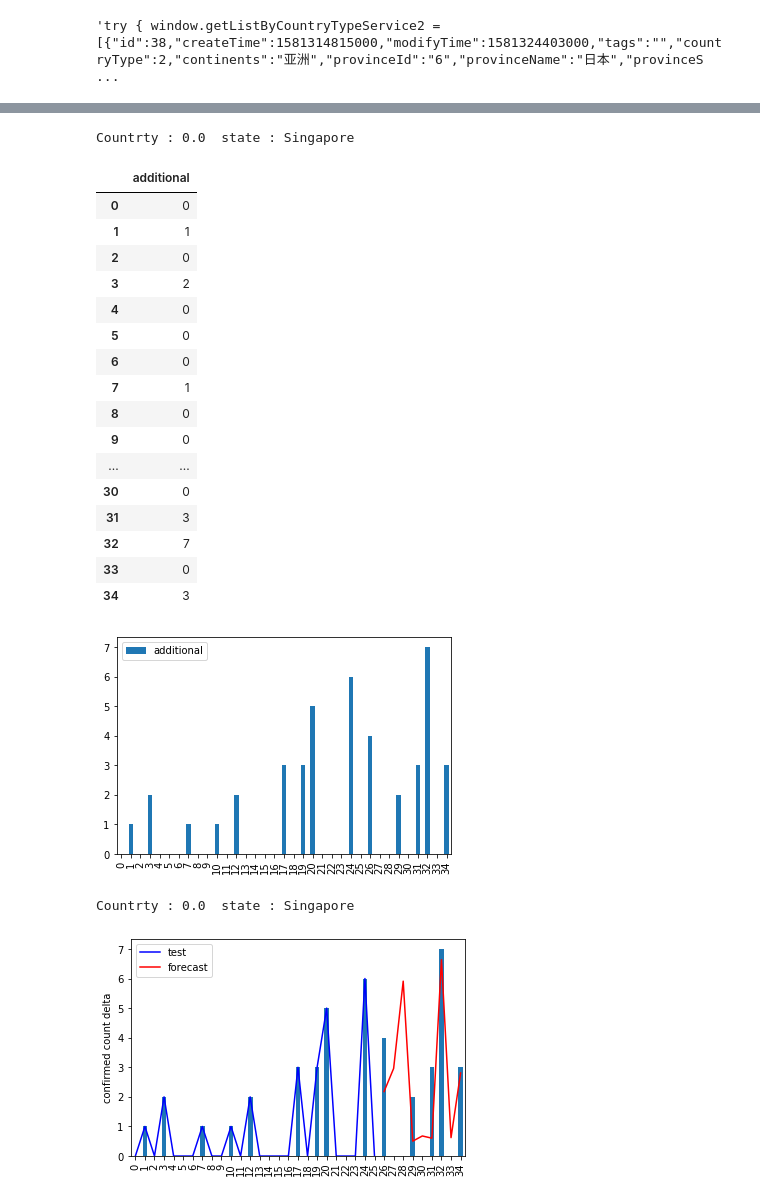
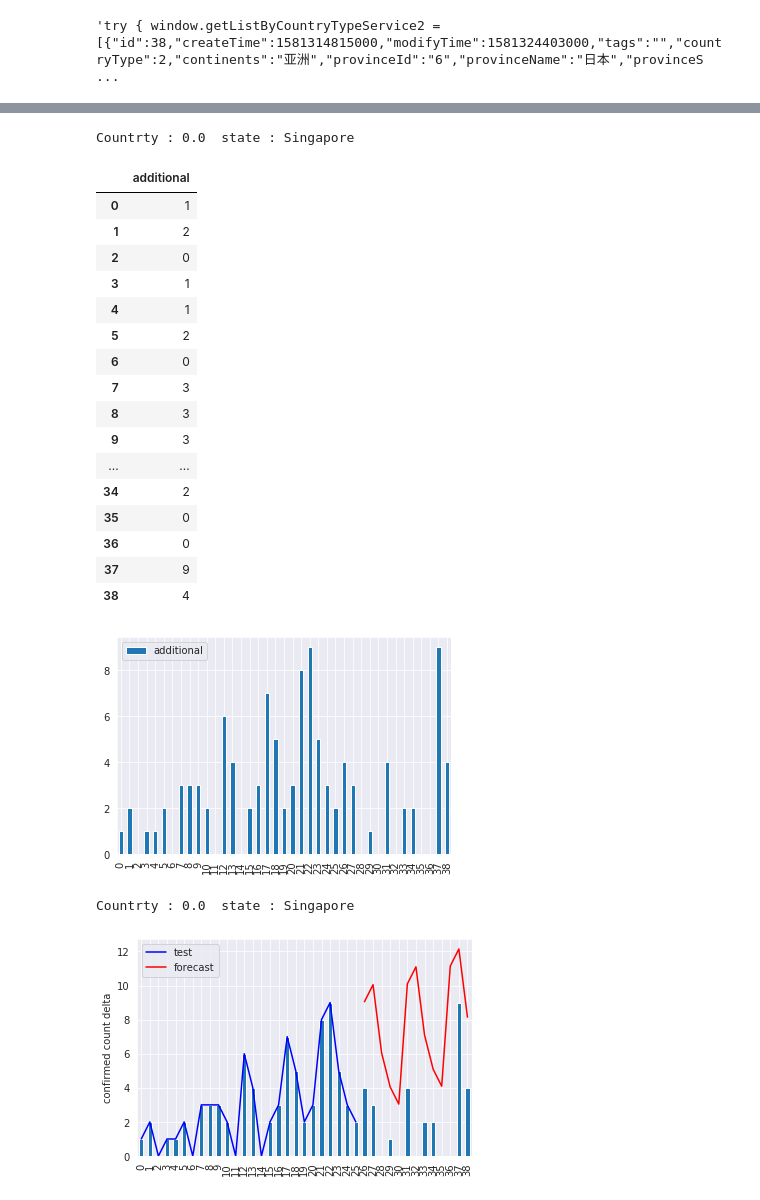
Before and after one commit to Felixwkk/cornoavirus, a Jupyter notebook: coronavirus.ipynb, the cells around one changed output, grey strips where cells are left out. Saved outputs shown, nothing was run; the diff lists cells and outputs as text; code cells hidden in the pictures.

```diff
--- a/coronavirus.ipynb
+++ b/coronavirus.ipynb
@@ -311,8 +345,8 @@ Font installed at the first time
 # %%
 # upload the csv file into colab
-filename = 'https://raw.githubusercontent.com/CSSEGISandData/2019-nCoV/master/time_series/time_series_2019-ncov-Confirmed.csv'
-filename_death = 'https://raw.githubusercontent.com/CSSEGISandData/2019-nCoV/master/time_series/time_series_2019-ncov-Deaths.csv'
-filename_recover = 'https://raw.githubusercontent.com/CSSEGISandData/2019-nCoV/master/time_series/time_series_2019-ncov-Recovered.csv'
+filename = 'https://raw.githubusercontent.com/CSSEGISandData/COVID-19/master/csse_covid_19_data/csse_covid_19_time_series/time_series_19-covid-Confirmed.csv'
+filename_death = 'https://raw.githubusercontent.com/CSSEGISandData/COVID-19/master/csse_covid_19_data/csse_covid_19_time_series/time_series_19-covid-Deaths.csv'
+filename_recover = 'https://raw.githubusercontent.com/CSSEGISandData/COVID-19/master/csse_covid_19_data/csse_covid_19_time_series/time_series_19-covid-Recovered.csv'
 
 data = pd.read_csv(filename)
 data_death = pd.read_csv(filename_death)
@@ -560,38 +598,38 @@ case_delta(countryname)
 # %% [output]
 Countrty : 0.0  state : Singapore
 |  | additional |
-| 0 | 0 |
-| 1 | 1 |
+| 0 | 1 |
+| 1 | 2 |
 | 2 | 0 |
-| 3 | 2 |
-| 4 | 0 |
-| 5 | 0 |
+| 3 | 1 |
+| 4 | 1 |
+| 5 | 2 |
 | 6 | 0 |
-| 7 | 1 |
-| 8 | 0 |
-| 9 | 0 |
+| 7 | 3 |
+| 8 | 3 |
+| 9 | 3 |
 | ... | ... |
-| 30 | 0 |
-| 31 | 3 |
-| 32 | 7 |
-| 33 | 0 |
-| 34 | 3 |
+| 34 | 2 |
+| 35 | 0 |
+| 36 | 0 |
+| 37 | 9 |
+| 38 | 4 |
-[figure, old version]
+[figure, new version]
 # %%
 y = case_delta(countryname)
 train , test = train_test_split(y,train_size=26)
 
-model = pm.auto_arima(train, seasonal=True, m = 8)
+model = pm.auto_arima(train, seasonal=True, m = 5)
 forecasts = model.predict(test.shape[0])
 x = np.arange(y.shape[0])
 plt.plot(x[:26],train, c='blue')
 plt.plot(x[26:], forecasts, c='red')
 plt.ylabel('confirmed count delta')
 plt.legend(labels = ['test','forecast'])
 plt.show()
 # %% [output]
 Countrty : 0.0  state : Singapore
-[figure, old version]
+[figure, new version]
 # %%
 future_forecast = model.predict(n_periods=25)
 future_forecast = pd.DataFrame(future_forecast, columns=['Predict'])
```
Also changed, not shown: parts of 45 cells of this notebook.
